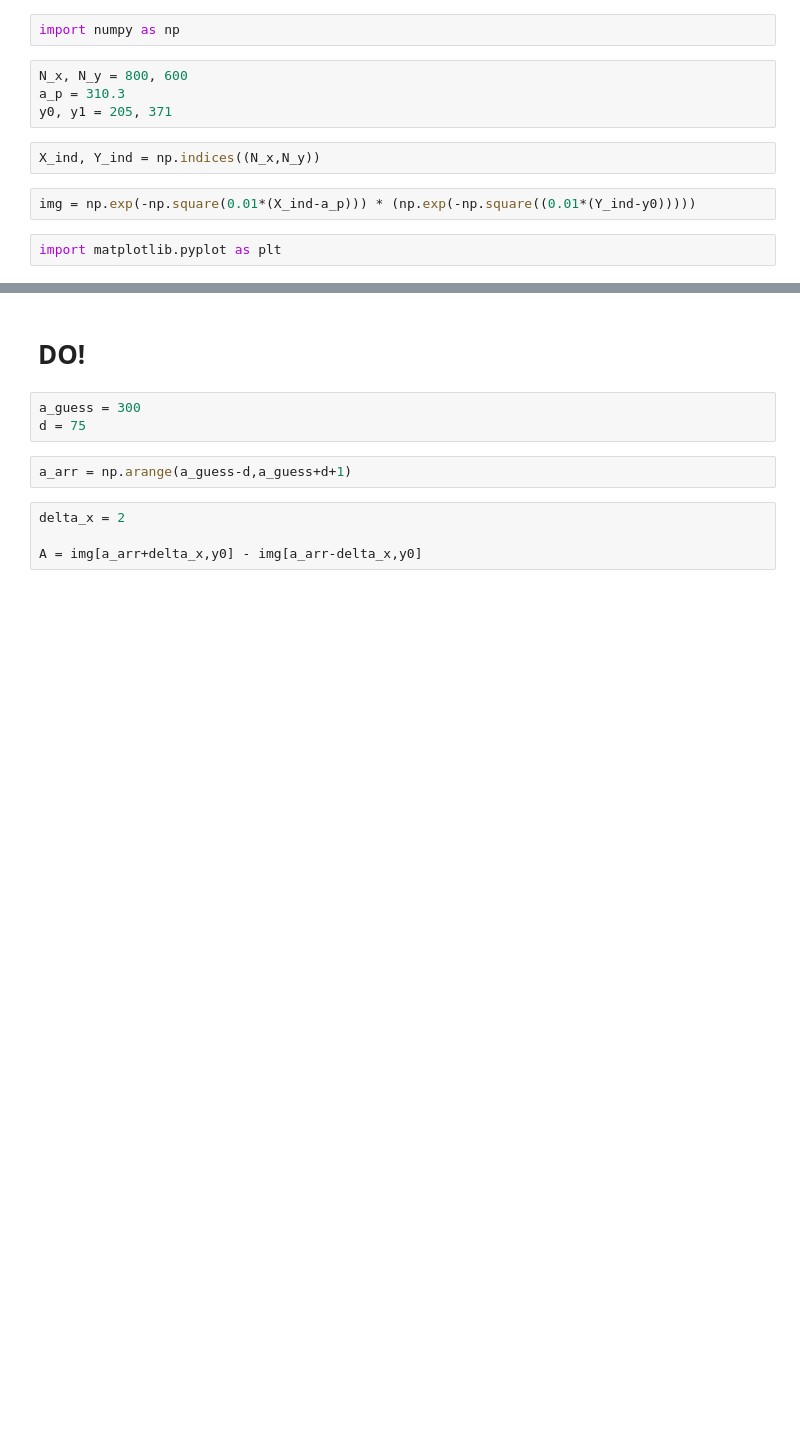
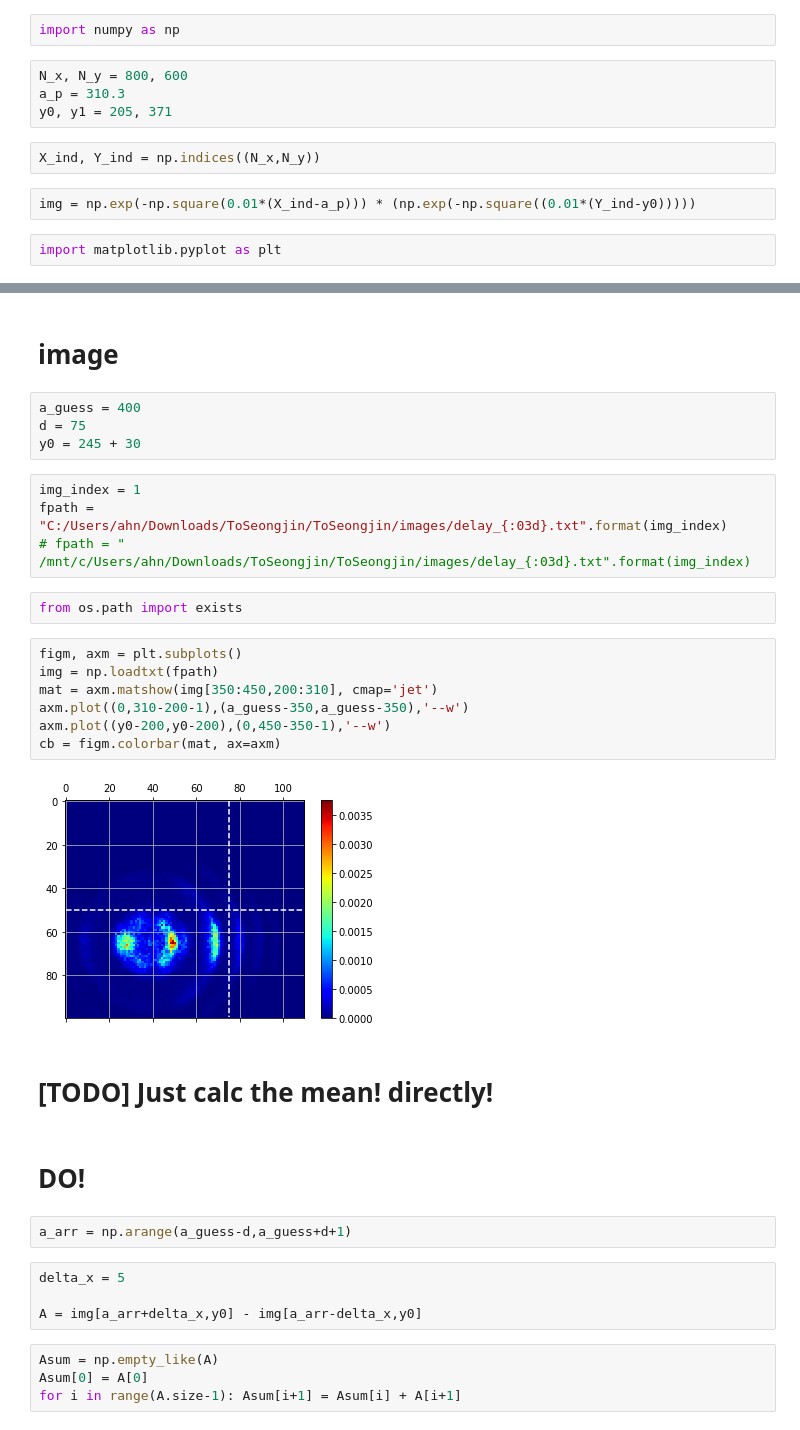
Before and after one commit to jam31118/vmi-analysis, a Jupyter notebook: finding-middle-axis/find-mid-axis.ipynb, the cells around one changed output, grey strips where cells are left out. Drawn from its saved outputs; the diff is of its cells as text; blank space fills up the shorter version.

```diff
--- a/finding-middle-axis/find-mid-axis.ipynb
+++ b/finding-middle-axis/find-mid-axis.ipynb
@@ -17,14 +19,38 @@ cb = fig.colorbar(mat, ax=ax)
+# %% [markdown]
+# image
+# %%
+a_guess = 400
+d = 75
+y0 = 245 + 30
+# %%
+img_index = 1
+fpath = "C:/Users/ahn/Downloads/ToSeongjin/ToSeongjin/images/delay_{:03d}.txt".format(img_index)
+# fpath = " /mnt/c/Users/ahn/Downloads/ToSeongjin/ToSeongjin/images/delay_{:03d}.txt".format(img_index)
+# %%
+from os.path import exists
+# %%
+figm, axm = plt.subplots()
+img = np.loadtxt(fpath)
+mat = axm.matshow(img[350:450,200:310], cmap='jet')
+axm.plot((0,310-200-1),(a_guess-350,a_guess-350),'--w')
+axm.plot((y0-200,y0-200),(0,450-350-1),'--w')
+cb = figm.colorbar(mat, ax=axm)
+# %% [output]
+[figure, added]
+# %% [markdown]
+# [TODO] Just calc the mean! directly!
 # %% [markdown]
 # DO!
-# %%
-a_guess = 300
-d = 75
 # %%
 a_arr = np.arange(a_guess-d,a_guess+d+1)
 # %%
-delta_x = 2
+delta_x = 5
 
 A = img[a_arr+delta_x,y0] - img[a_arr-delta_x,y0]
+# %%
+Asum = np.empty_like(A)
+Asum[0] = A[0]
+for i in range(A.size-1): Asum[i+1] = Asum[i] + A[i+1]
 # %%
 figa, axa = plt.subplots(figsize=(10,4))
 # axa.semilogy(a_arr, A)
```
Also changed, not shown: parts of 8 cells of this notebook.
